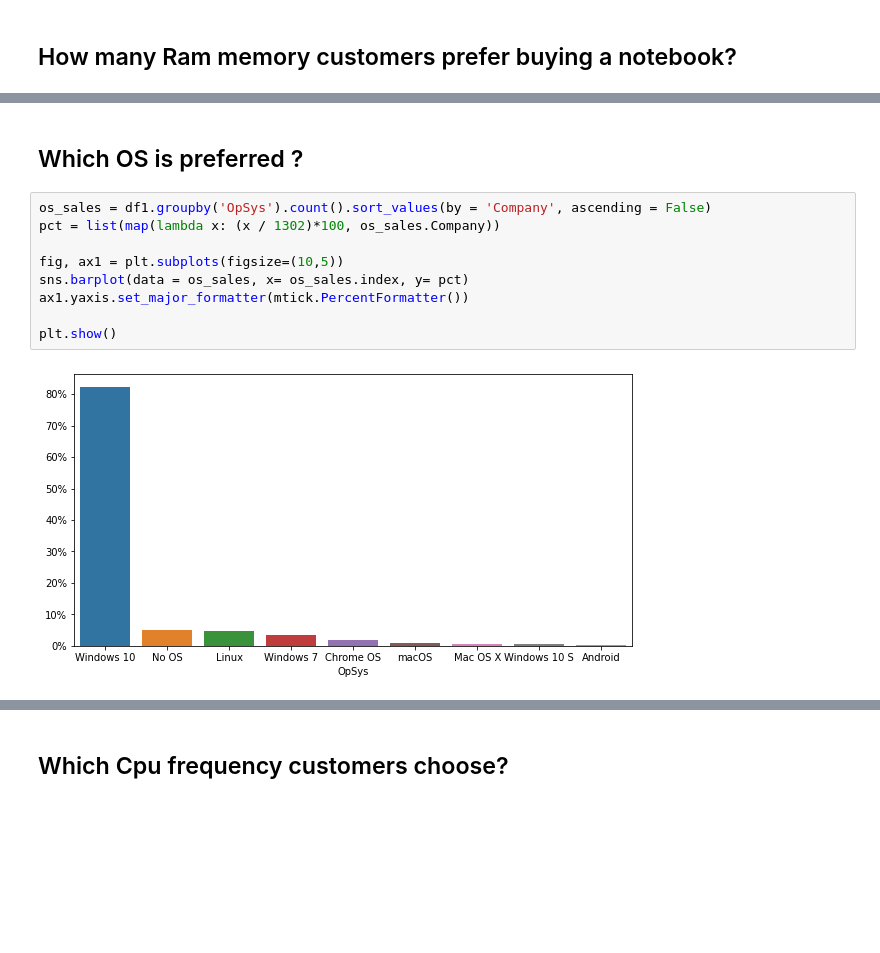
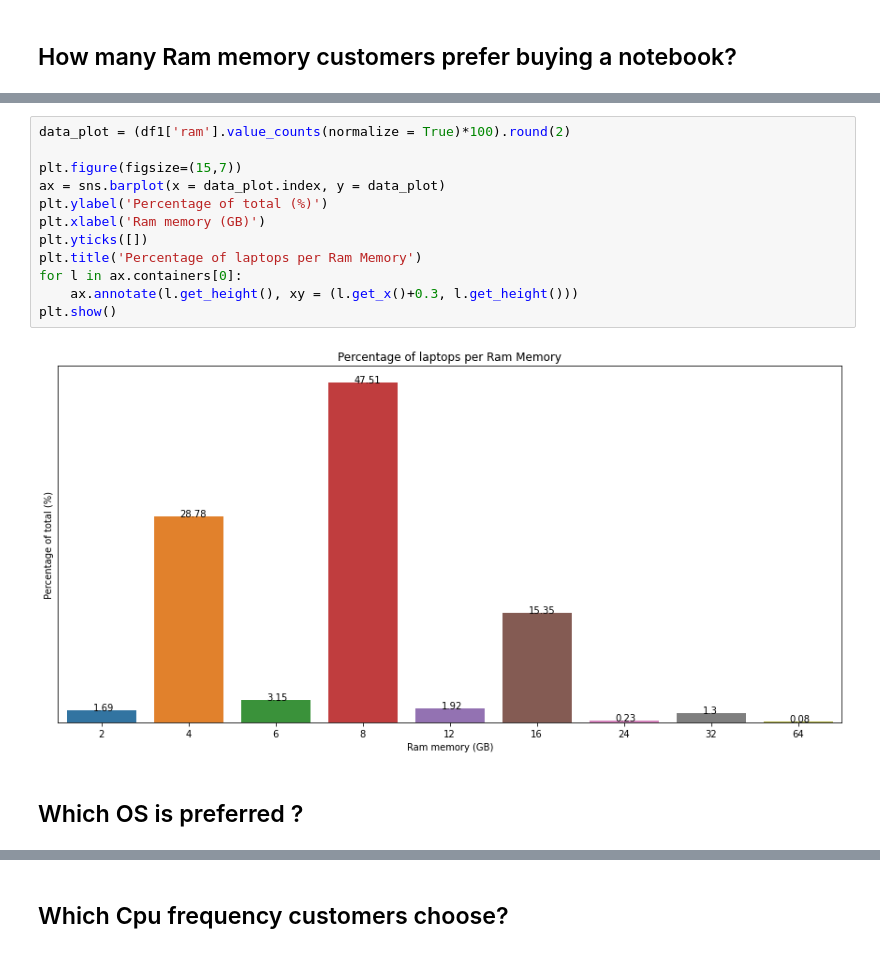
Before and after one commit to andearaujo92/Data-science, a Jupyter notebook: laptop-price-prediction.ipynb, the cells around one changed output, grey strips where cells are left out. Cells and saved outputs as stored; diff of their text form; blank space fills up the shorter version.

```diff
--- a/laptop-price-prediction.ipynb
+++ b/laptop-price-prediction.ipynb
@@ -261,13 +344,16 @@ plt.show()
+# %%
+data_plot = (df1['ram'].value_counts(normalize = True)*100).round(2)
+
+plt.figure(figsize=(15,7))
+ax = sns.barplot(x = data_plot.index, y = data_plot)
+plt.ylabel('Percentage of total (%)')
+plt.xlabel('Ram memory (GB)')
+plt.yticks([])
+plt.title('Percentage of laptops per Ram Memory')
+for l in ax.containers[0]:
+    ax.annotate(l.get_height(), xy = (l.get_x()+0.3, l.get_height()))
+plt.show()
+# %% [output]
+[figure, added]
 # %% [markdown]
 ## Which OS is preferred ?
-# %%
-os_sales = df1.groupby('OpSys').count().sort_values(by = 'Company', ascending = False)
-pct = list(map(lambda x: (x / 1302)*100, os_sales.Company))
-
-fig, ax1 = plt.subplots(figsize=(10,5))
-sns.barplot(data = os_sales, x= os_sales.index, y= pct)
-ax1.yaxis.set_major_formatter(mtick.PercentFormatter())
-
-plt.show()
-# %% [output]
-[figure, removed]
```
Also changed, not shown: parts of 116 cells of this notebook.
